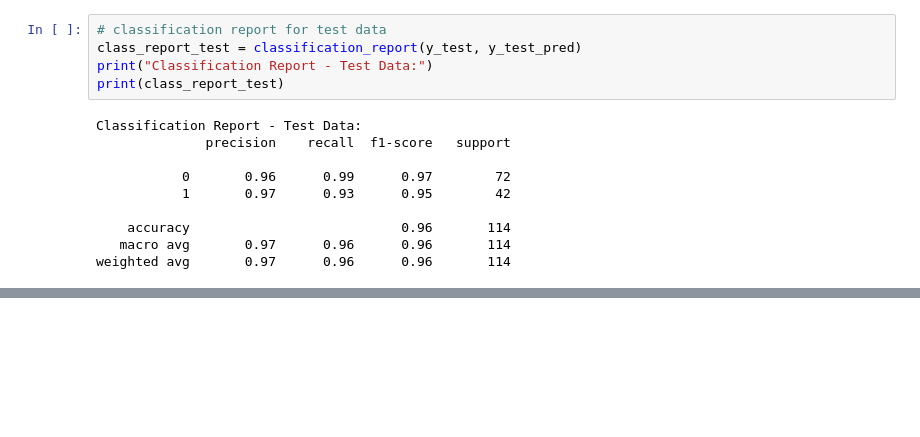
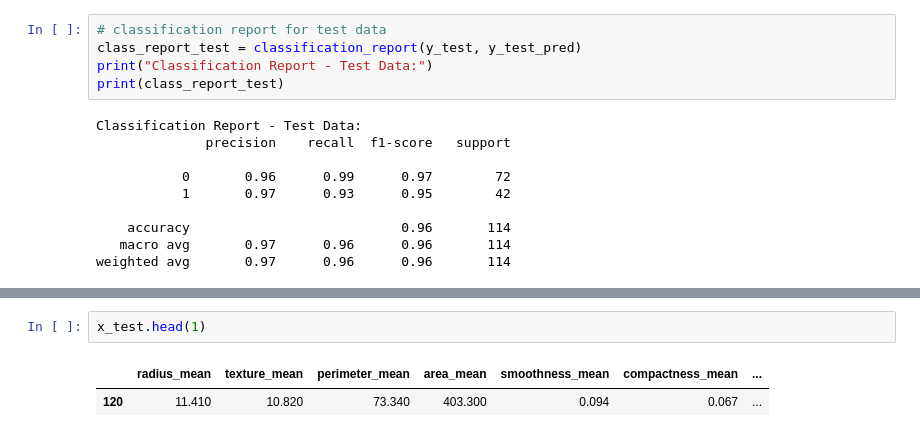
Before and after one commit to Dilshan7704/Breast-Cancer-Diagnosis-Analysis, a Jupyter notebook: Breast_cancer_anlaysis.ipynb, the cells around one changed output, grey strips where cells are left out. Drawn from its saved outputs; the diff is of its cells as text; blank space fills up the shorter version.

```diff
--- a/Breast_cancer_anlaysis.ipynb
+++ b/Breast_cancer_anlaysis.ipynb
@@ -432,0 +444,5 @@ weighted avg       0.97      0.96      0.96       114
+# %%
+x_test.head(1)
+# %% [output]
+|  | radius_mean | texture_mean | perimeter_mean | area_mean | smoothness_mean | compactness_mean | ... |
+| 120 | 11.410 | 10.820 | 73.340 | 403.300 | 0.094 | 0.067 | ... |
```
Also changed, not shown: parts of 4 cells of this notebook.
